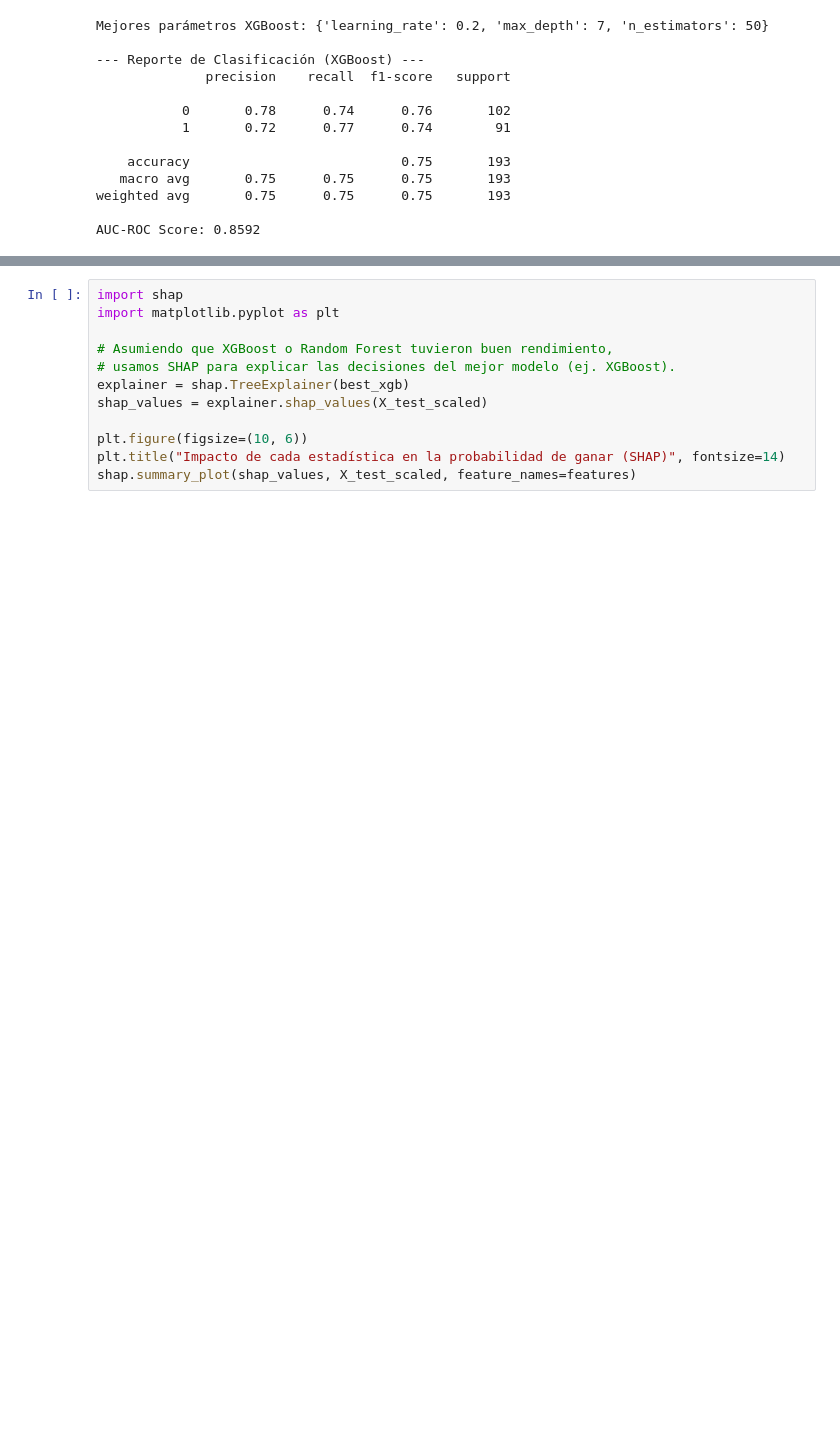
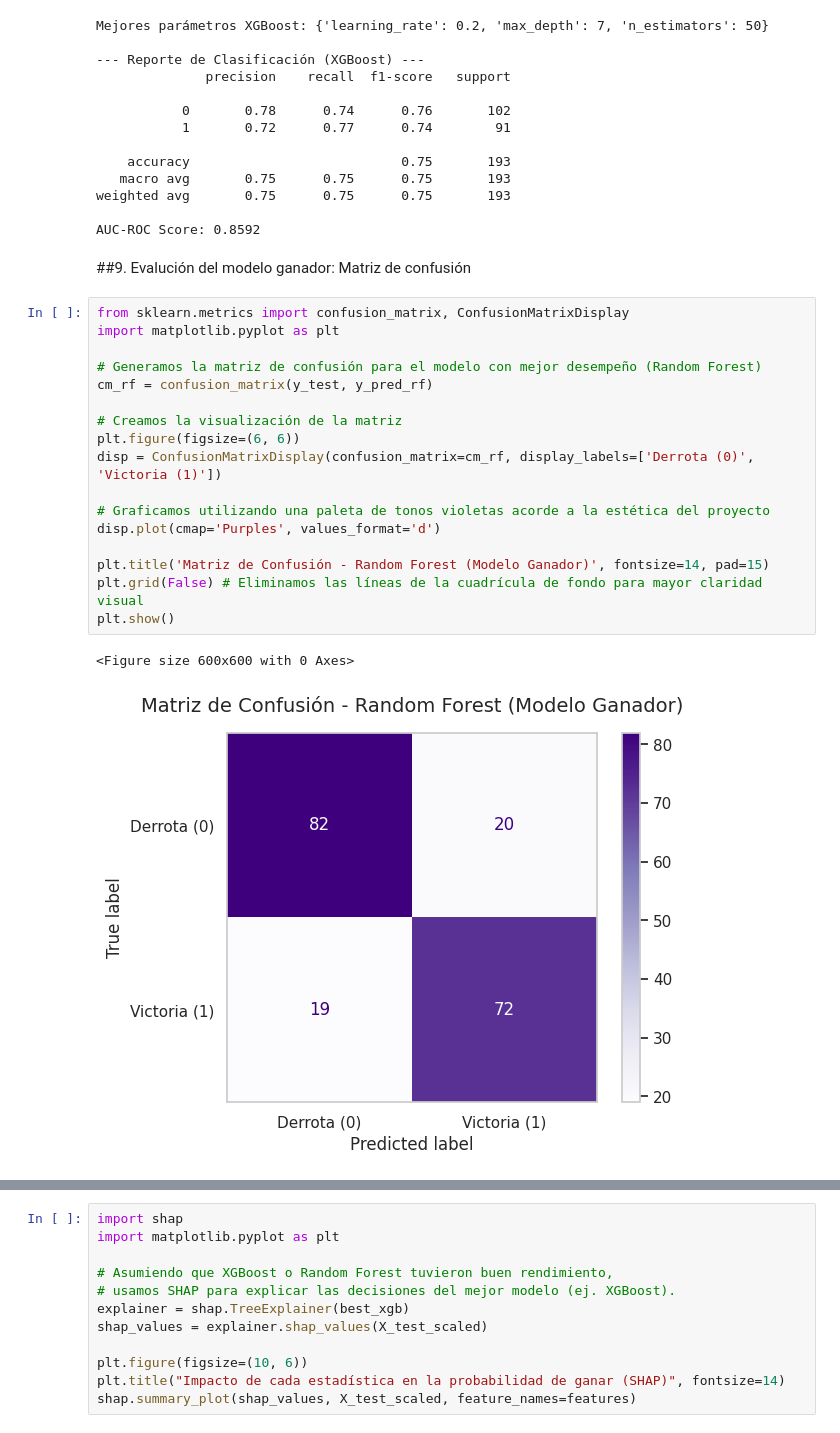
Before and after one commit to marcos-cabj/proyecto-data-science-II, a Jupyter notebook: DataScienceII.ipynb, the cells around one changed output, grey strips where cells are left out. Drawn from its saved outputs; the diff is of its cells as text; blank space fills up the shorter version.

```diff
--- a/DataScienceII.ipynb
+++ b/DataScienceII.ipynb
@@ -432,4 +432,26 @@ Mejores parámetros XGBoost: {'learning_rate': 0.2, 'max_depth': 7, 'n_estimator
 weighted avg       0.75      0.75      0.75       193
 
 AUC-ROC Score: 0.8592
+# %% [markdown]
+##9. Evalución del modelo ganador: Matriz de confusión
+# %%
+from sklearn.metrics import confusion_matrix, ConfusionMatrixDisplay
+import matplotlib.pyplot as plt
+
+# Generamos la matriz de confusión para el modelo con mejor desempeño (Random Forest)
+cm_rf = confusion_matrix(y_test, y_pred_rf)
+
+# Creamos la visualización de la matriz
+plt.figure(figsize=(6, 6))
+disp = ConfusionMatrixDisplay(confusion_matrix=cm_rf, display_labels=['Derrota (0)', 'Victoria (1)'])
+
+# Graficamos utilizando una paleta de tonos violetas acorde a la estética del proyecto
+disp.plot(cmap='Purples', values_format='d')
+
+plt.title('Matriz de Confusión - Random Forest (Modelo Ganador)', fontsize=14, pad=15)
+plt.grid(False) # Eliminamos las líneas de la cuadrícula de fondo para mayor claridad visual
+plt.show()
+# %% [output]
+<Figure size 600x600 with 0 Axes>
+[figure, added]
 # %% [markdown]
```
Also changed, not shown: parts of 4 cells of this notebook.
